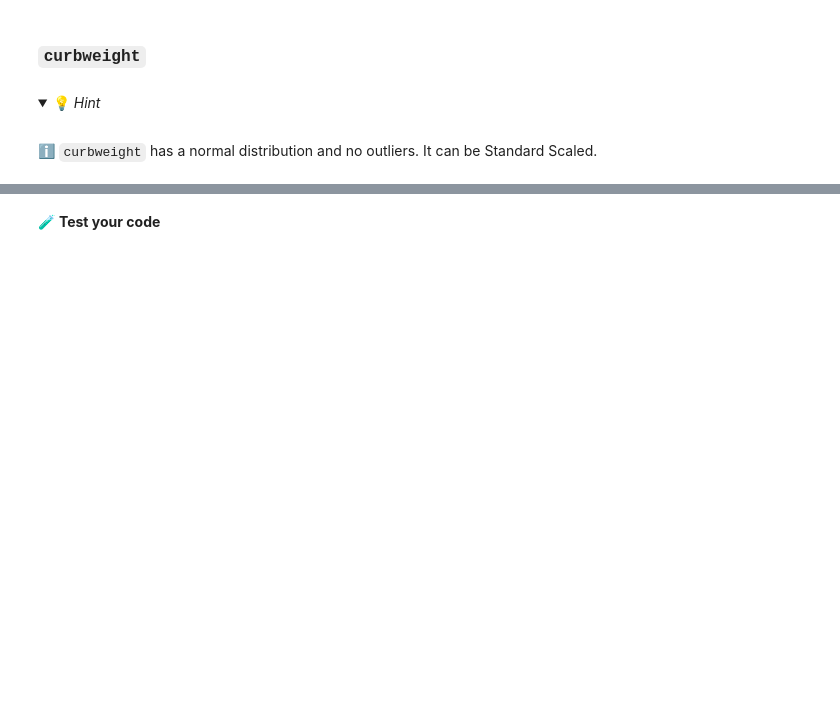
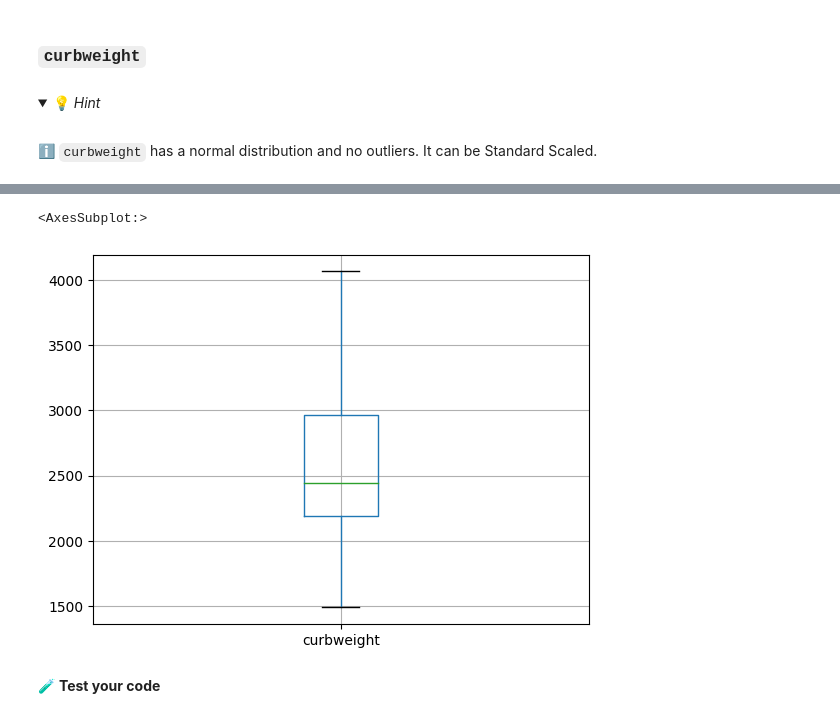
Before and after one commit to ParissaPeimaniyfard/data-car-prices, a Jupyter notebook: Car-Prices.ipynb, the cells around one changed output, grey strips where cells are left out. Cells and saved outputs as stored; diff of their text form; code cells hidden in the pictures; folded sections open; blank space fills up the shorter version.

```diff
--- a/Car-Prices.ipynb
+++ b/Car-Prices.ipynb
@@ -185,3 +252,8 @@ Replace the original columns with the transformed values.
+# %%
+df[['curbweight']].boxplot()
+# %% [output]
+<AxesSubplot:>
+[figure, added]
 # %%
 # YOUR CODE HERE
 # %% [markdown]
```
Also changed, not shown: parts of 14 cells of this notebook, 1 other file.
